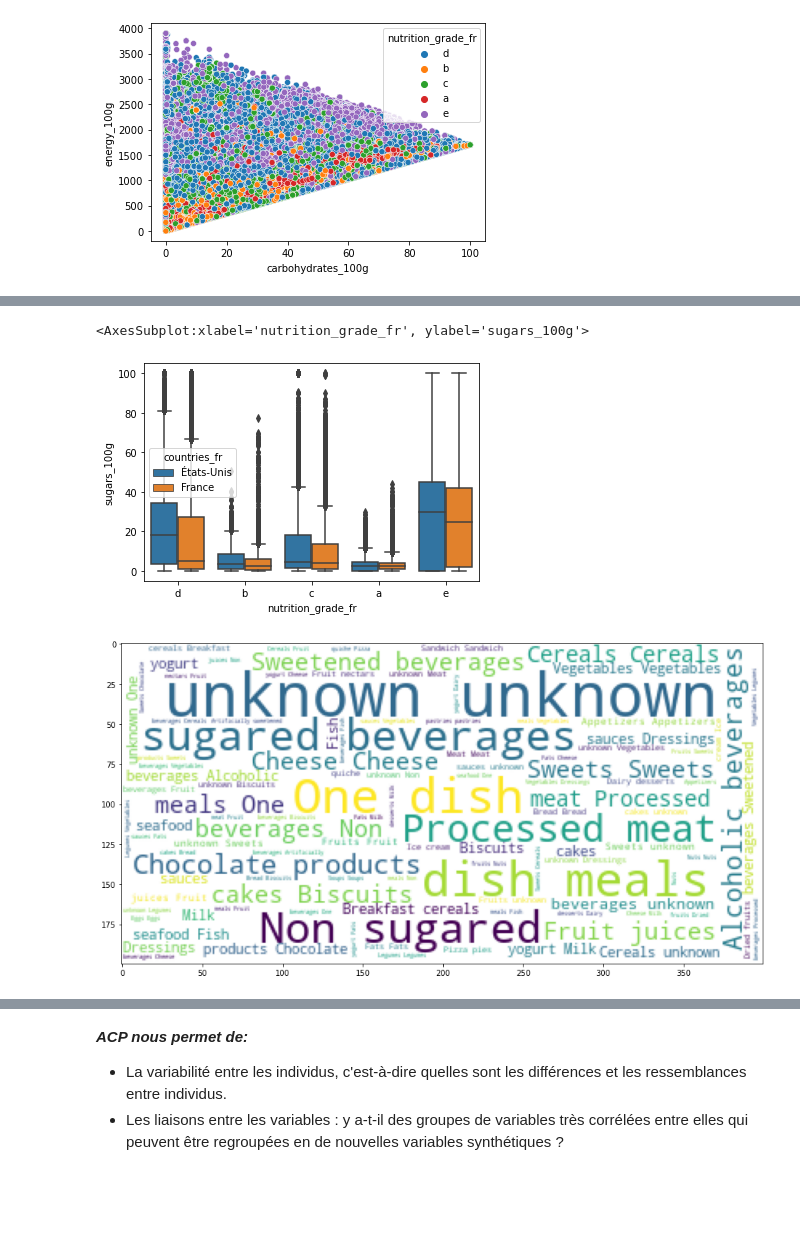
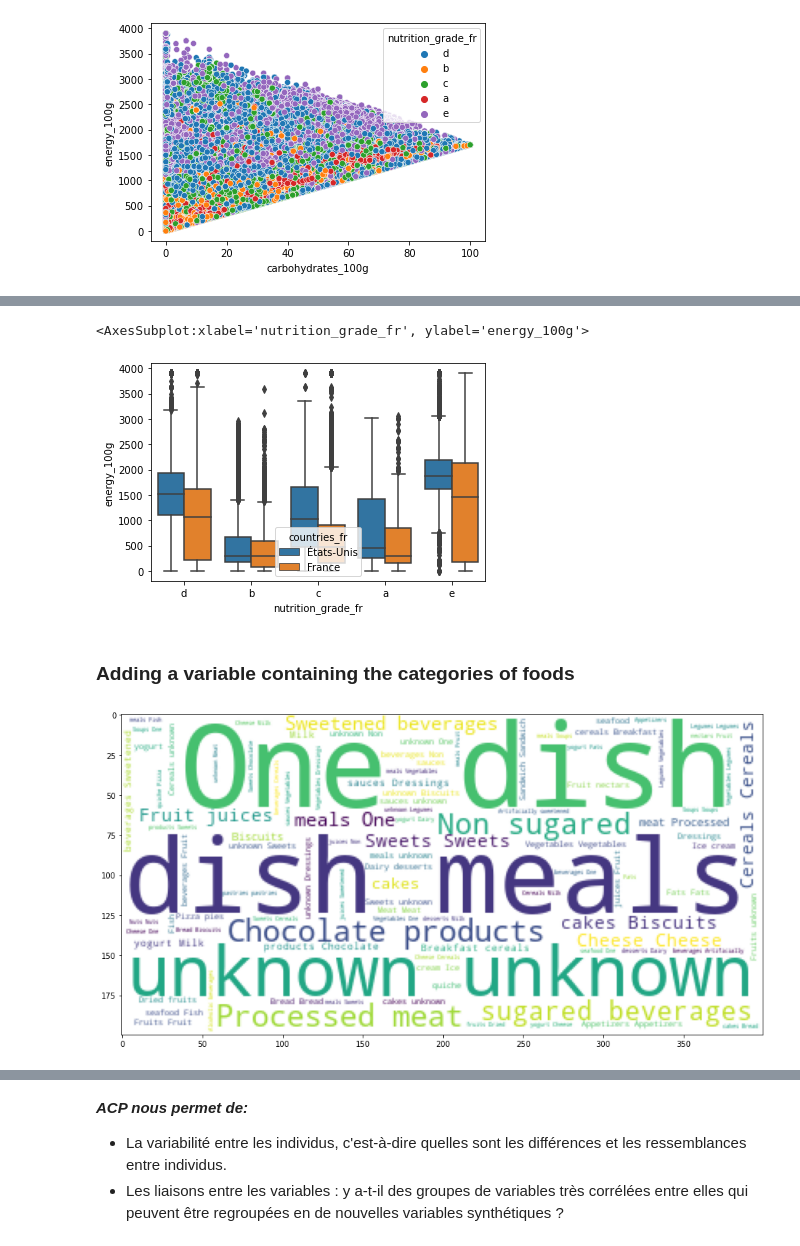
Before and after one commit to mbartcus/OC-projects, a Jupyter notebook: oc_3/P3_01_notebook.ipynb, the cells around one changed output, grey strips where cells are left out. Cells and saved outputs as stored; diff of their text form; code cells hidden in the pictures; blank space fills up the shorter version.

```diff
--- a/oc_3/P3_01_notebook.ipynb
+++ b/oc_3/P3_01_notebook.ipynb
@@ -67,6 +67,9 @@ def plot_density(df, columns = np.NaN, dt = DensityTypes.Density):
     plt.show();
 # %%
 def plot_words(df, col):
+    #take not nan values
+    df = df[~df[col].isna()]
+
     # Remove punctuation
 
     df[col].map(lambda x: re.sub('[,\.!?]', '', x))
@@ -319,6 +322,8 @@ selected_columns = []
 if 'fruits-vegetables-nuts_100g' not in columns40:
     columns40.append('fruits-vegetables-nuts_100g') # needed to compute the nutri-score
 
+if 'pnns_groups_2' not in columns40:
+    columns40.append('pnns_groups_2') # need to get categories
 
 for c in columns40:
     if not(c.endswith('_datetime')) and not(c.endswith('_t')) and not(c.endswith('_tags')):
@@ -828,10 +805,12 @@ sns.stripplot(x="nutrition_grade_fr", y="sugars_100g", data=df_selected[(df_sele
 # %%
-sns.boxplot(x="nutrition_grade_fr", y="sugars_100g", data=df_selected[(df_selected.countries_fr=='France') | (df_selected.countries_fr=='États-Unis')], hue="countries_fr", dodge=True)
+sns.boxplot(x="nutrition_grade_fr", y="energy_100g", data=df_selected[(df_selected.countries_fr=='France') | (df_selected.countries_fr=='États-Unis')], hue="countries_fr", dodge=True)
 # %% [output]
-<AxesSubplot:xlabel='nutrition_grade_fr', ylabel='sugars_100g'>
+<AxesSubplot:xlabel='nutrition_grade_fr', ylabel='energy_100g'>
-[figure, old version]
+[figure, new version]
+# %% [markdown]
+### Adding a variable containing the categories of foods
 # %%
-plot_words(df[~df.pnns_groups_2.isna()], 'pnns_groups_2')
+plot_words(df_selected, 'pnns_groups_2')
 # %% [output]
-[figure, old version]
+[figure, new version]
 # %%
```
Also changed, not shown: parts of 42 cells of this notebook.
